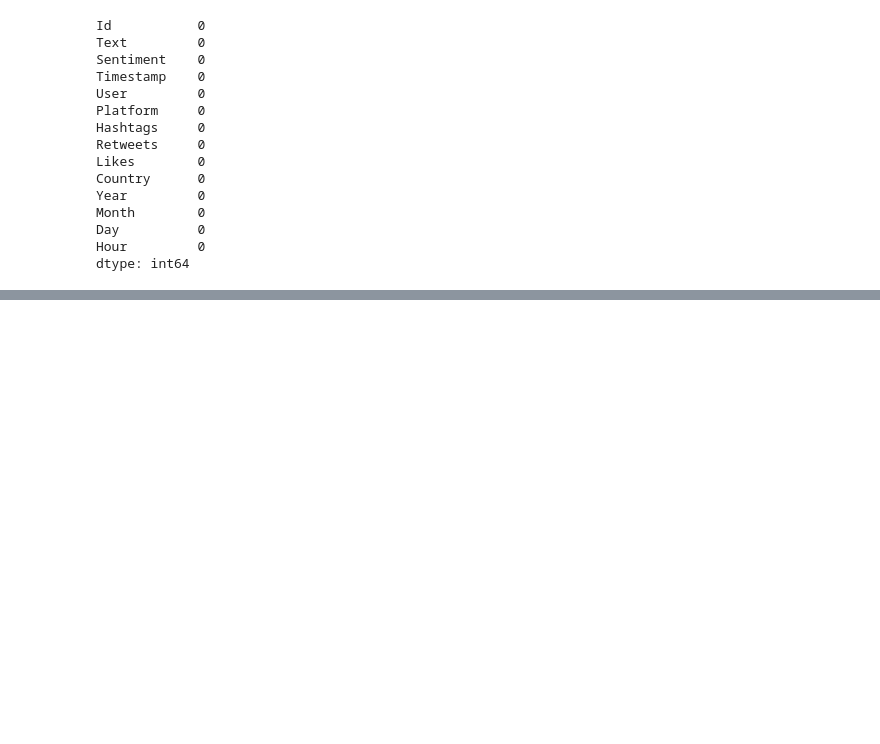
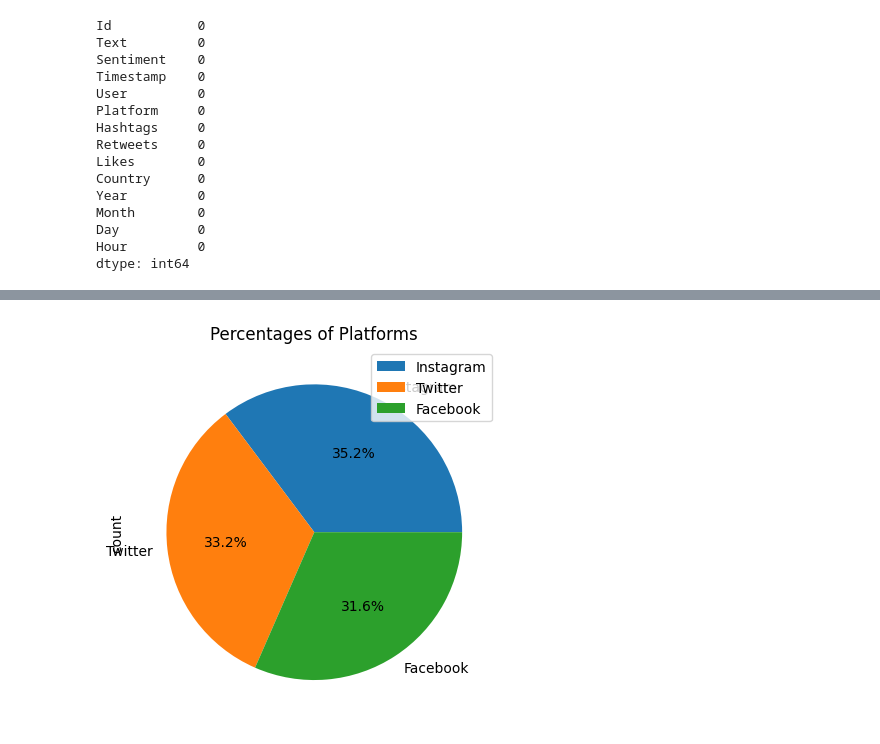
Before and after one commit to zizo155/sentimental-analysis, a Jupyter notebook: sentimental_analysis.ipynb, the cells around one changed output, grey strips where cells are left out. Drawn from its saved outputs; the diff is of its cells as text; code cells hidden in the pictures; blank space fills up the shorter version.

```diff
--- a/sentimental_analysis.ipynb
+++ b/sentimental_analysis.ipynb
@@ -174,0 +187,8 @@ df.head(10)
+# %%
+# show percantage for using platforms
+df['Platform'].value_counts().plot(kind='pie', autopct='%1.1f%%')
+plt.title('Percentages of Platforms')
+plt.legend()
+plt.show()
+# %% [output]
+[figure, added]
```
Also changed, not shown: parts of 12 cells of this notebook.
